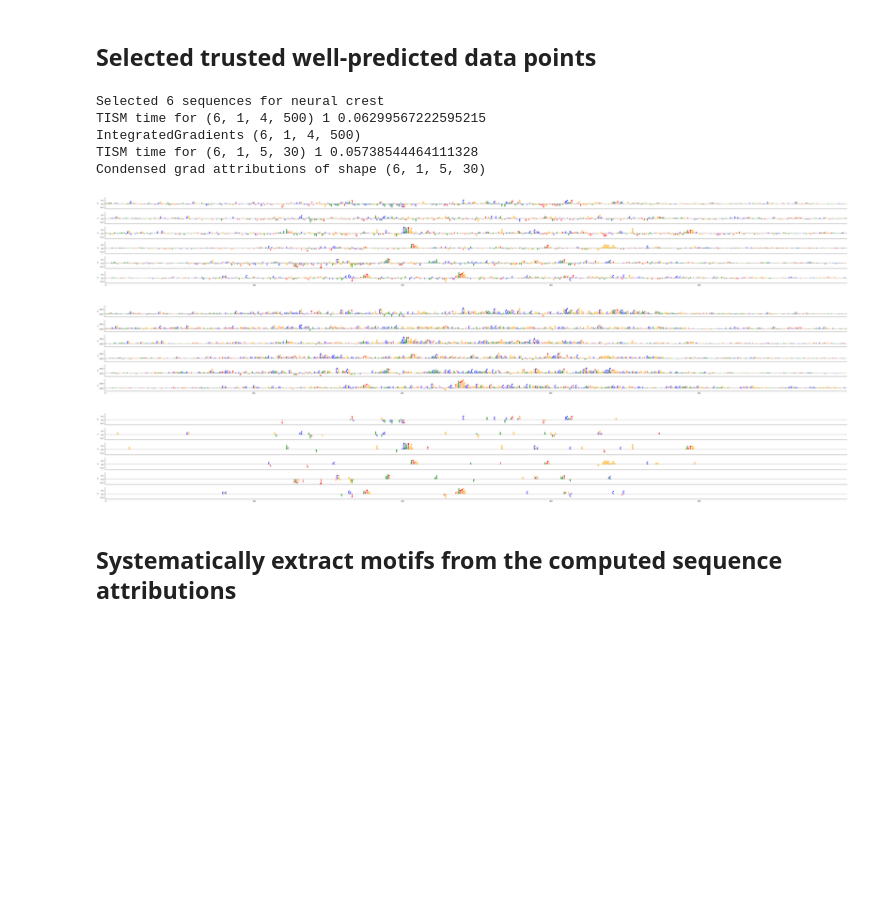
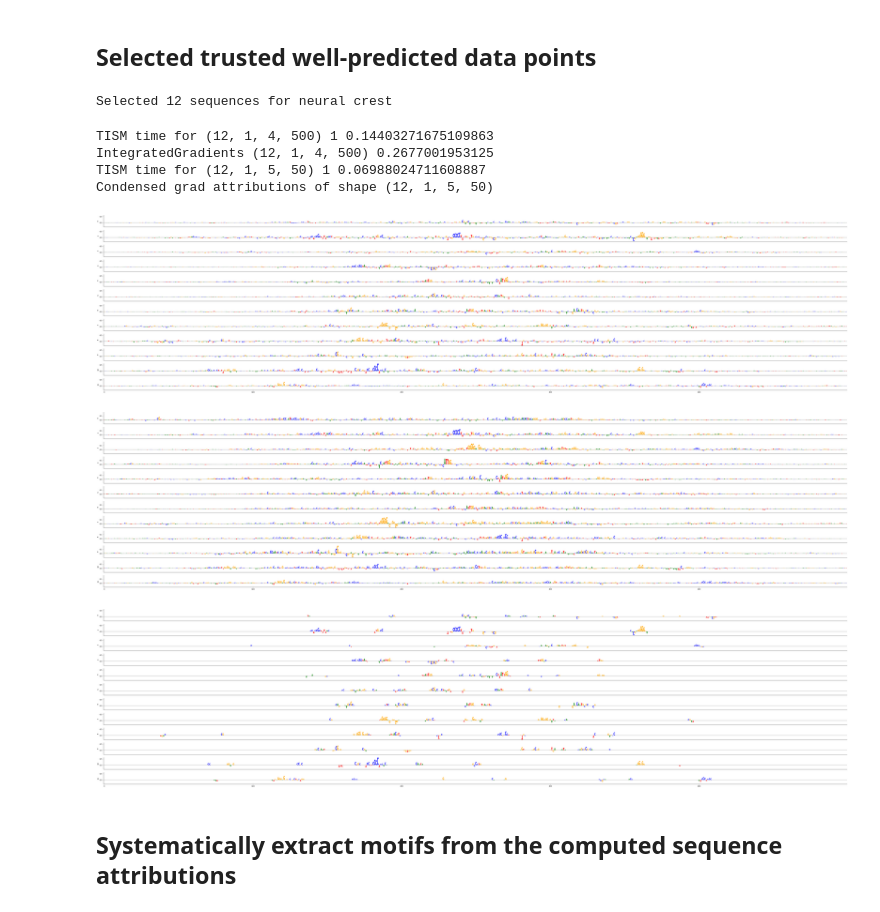
Before and after one commit to sasselab/DRG, a Jupyter notebook: examples/DRGpipeline.ipynb, the cells around one changed output. Cells and saved outputs as stored; diff of their text form; code cells hidden in the pictures; blank space fills up the shorter version.

```diff
--- a/examples/DRGpipeline.ipynb
+++ b/examples/DRGpipeline.ipynb
@@ -413,7 +431,7 @@ data_dir = os.path.expanduser('~/CZS/Projects/ZebraFishDevelopment/')
 data_file = os.path.join(data_dir, data_stem) +'.qn.csv'
 
 output_path = os.path.expanduser('~/CZS/Projects/ZebraFishDevelopment/Models/')
-model_stem = 'psd.bulk.zfish_atac.10hpf.lg1x.qnonohrcomp-cv10-0_MSEk300l19FfGELUmax2rcTvlCosssft51_dc5i1d1-2-4-8-16s1l7r1_tc5dNoned1s1r1l7ma2nfc2s512cbnoTfdo0.1tr5e-06SGD0.9bs128-F'
+model_stem = 'psd.bulk.zfish_atac.10hpf.lg1x.qnonoh-cv0-0_MSEk300l19FfGELUmax2vlCosssft51_dc1i1d1s1l7r1_tc5dNoned1s1r6l7ma2nfc2s512fdo0.1tr4e-06SGD0.9bs64-F'
 
 # model training saved two files, one with the weights and biases (pth), and one with the arguments that defined the model architecture
 model_args = os.path.join(output_path, model_stem) +  '_model_params.dat'
@@ -423,9 +441,9 @@ model_pth = os.path.join(output_path, model_stem) + '_parameter.pth'
 init_args = process_cnn_arguments(model_args, replace_arguments=None)
 init_args['generate_paramfile'] = False
 device = 'cuda:0' #get_device()
-print(device)
-for ia in init_args:
-    print(ia, init_args[ia])
+#print(device)
+#for ia in init_args:
+#    print(ia, init_args[ia])
 
 # Create the model
 model = cnn(**init_args)
@@ -503,7 +521,7 @@ import numpy as np
 nc_index = list(header).index('neural.crest')
 
 # Select sequence with highest signal and close to measured
-testmask = (np.abs(Y[testset,nc_index]-test_predictions[:, nc_index])<1.) & (test_predictions[:, nc_index] > 6.2)
+testmask = (np.abs(Y[testset,nc_index]-test_predictions[:, nc_index])<1.) & (test_predictions[:, nc_index] > 6.)
 print(f'Selected {int(np.sum(testmask))} sequences for neural crest')
 # indices of sequences
 selcted_indices = testset[testmask]
@@ -532,46 +550,47 @@ gradattr = np.transpose(gradattr[:,0], axes = (0,2,1))
 figgrad = plot_attribution_maps(gradattr, seq = np.transpose(selected_sequences, axes = (0,2,1)), motifs = None, experiments = None,
                           vlim = None, unit = 0.15, ratio = 10, ylabel = None,
                           xtick_range = None, barplot = None, heatmap = False)
+
 #figgradall = plot_attribution_maps(gradattr, seq = None, motifs = None, experiments = None,
 #                          vlim = None, unit = 0.15, ratio = 10, ylabel = None,
 #                          xtick_range = None, barplot = None, heatmap = False)
 
 # DEEPLIFT DOES NOT WORK FOR ALL MODEL ARCHITECTURES; ALWAYS CHECK WITH ISM
 #deepliftattr = np.transpose(deepliftattr[:,0], axes = (0,2,1))
 #figdl = plot_attribution_maps(deepliftattr, seq = np.transpose(selected_sequences, axes = (0,2,1)), motifs = None, experiments = None,
 #                          vlim = None, unit = 0.15, ratio = 10, ylabel = None,
 #                          xtick_range = None, barplot = None, heatmap = False)
 
 #ismattr = np.transpose(ismattr[:,0], axes = (0,2,1))
 #figism = plot_attribution_maps(ismattr, seq = np.transpose(selected_sequences, axes = (0,2,1)), motifs = None, experiments = None,
 #                          vlim = None, unit = 0.15, ratio = 10, ylabel = None,
 #                          xtick_range = None, barplot = None, heatmap = False)
 
 iggattr = np.transpose(igattr[:,0], axes = (0,2,1))
 figigg = plot_attribution_maps(iggattr, seq = np.transpose(selected_sequences, axes = (0,2,1)), motifs = None, experiments = None,
                           vlim = None, unit = 0.15, ratio = 10, ylabel = None,
                           xtick_range = None, barplot = None, heatmap = False)
 
 # To save memory or disc space, we can also tell the algorithms to return only the highest 100 positions
-gradattrtop = takegrad(selected_sequences, model, tracks = nc_index, device=device, output='attributions', top = 30)
+gradattrtop = takegrad(selected_sequences, model, tracks = nc_index, device=device, output='attributions', top = 50)
 print(f'Condensed grad attributions of shape {gradattrtop.shape}')
 # Before plotting, we need to undense this attribution format, and use zeros where nothing was saved.
 gradattrtopvis = correct_sparse_attributions(np.transpose(gradattrtop[:,0], axes = (0,2,1)), n_channels = 4, l_seq = 500)
 figgradtop = plot_attribution_maps(gradattrtopvis, seq = np.transpose(selected_sequences, axes = (0,2,1)), motifs = None, experiments = None,
                           vlim = None, unit = 0.15, ratio = 10, ylabel = None,
                           xtick_range = None, barplot = None, heatmap = False)
 
 
 plt.show()
 # %% [output]
-Selected 6 sequences for neural crest
-TISM time for (6, 1, 4, 500) 1 0.06299567222595215
-IntegratedGradients (6, 1, 4, 500)
-TISM time for (6, 1, 5, 30) 1 0.05738544464111328
-Condensed grad attributions of shape (6, 1, 5, 30)
+Selected 12 sequences for neural crest
+TISM time for (12, 1, 4, 500) 1 0.14403271675109863
+IntegratedGradients (12, 1, 4, 500) 0.2677001953125
+TISM time for (12, 1, 5, 50) 1 0.06988024711608887
+Condensed grad attributions of shape (12, 1, 5, 50)
-[figure, old version]
+[figure, new version]
-[figure, old version]
+[figure, new version]
-[figure, old version]
+[figure, new version]
 # %% [markdown]
 ## Systematically extract motifs from the computed sequence attributions
 # %%
```
Also changed, not shown: parts of 8 cells of this notebook, 3 other files.
